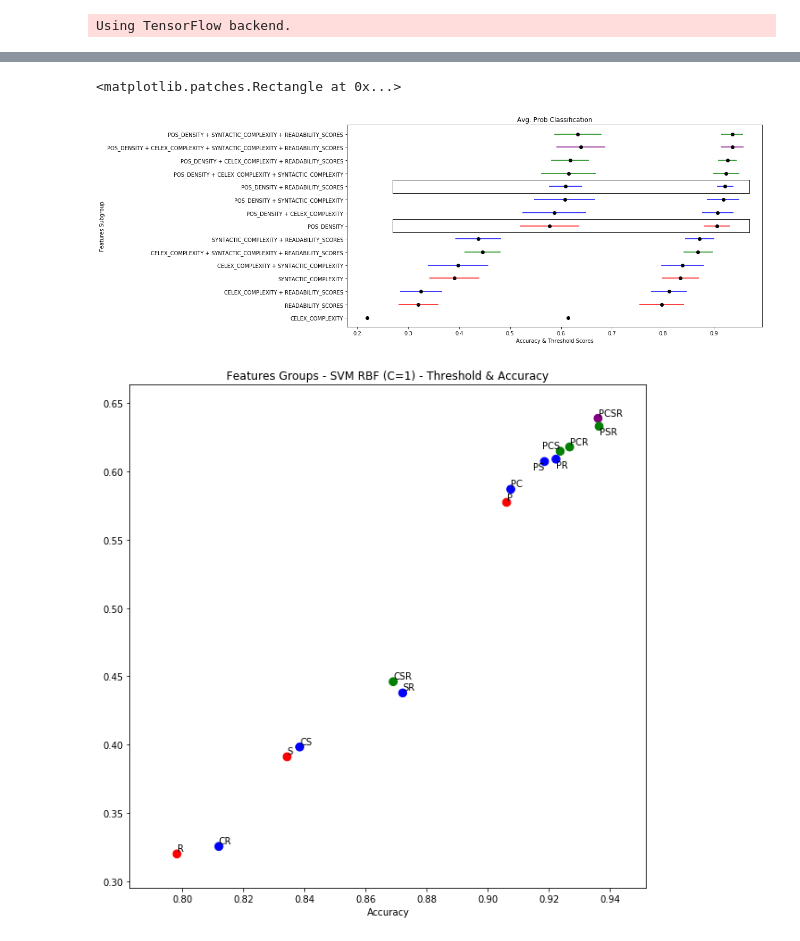
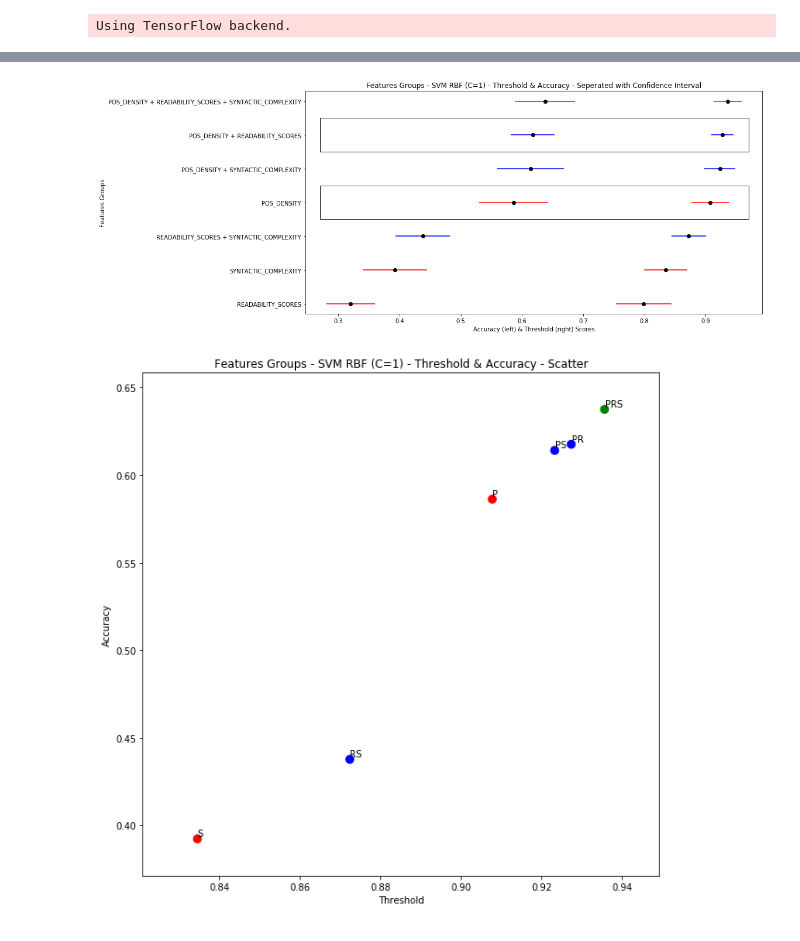
Before and after one commit to shlomihod/deep-text-eval, a Jupyter notebook: features2prediction/weebit/features-selection.ipynb, the cells around one changed output, grey strips where cells are left out. Drawn from its saved outputs; the diff is of its cells as text; code cells hidden in the pictures.

```diff
--- a/features2prediction/weebit/features-selection.ipynb
+++ b/features2prediction/weebit/features-selection.ipynb
@@ -15,6 +15,7 @@ from corpus import load_corpus
 data = load_corpus('weebit')
 
 feature_names = data['feature_names']
+FEATURES_NAMES = data['FEATURES_NAMES']
 
 X_train = data['X_train']
 y_train = data['y_train']
@@ -135,12 +135,0 @@ plot_scores_by_n_features(scores_random, 'orange', ax)
-# %%
-FEATURES_NAMES = {'POS_DENSITY': ['feature_' + name for name in ['num_comma', 'nouns', 'propernouns', 'pronouns', 'conj', 'adj', 'ver', 'interj', 'adverbs', 'modals', 'perpro' , 'whpro', 'numfuncwords', 'numdet', 'numvb' , 'numvbd', 'numvbg', 'numvbn', 'numvbp']],
-                  'SYNTACTIC_COMPLEXITY': ['feature_' + name for name in ['senlen', 'numnp', 'numpp', 'numvp', 'numsbar', 'numsbarq', 'numwh', 'avgnpsize', 'avgvpsize', 'avgppsize', 'avgparsetreeheight', 'numconstituents']],
-                  'READABILITY_SCORES': [name for name in X_train.columns if name.startswith('feature_rs_')],
-                 'CELEX_COMPLEXITY': ['feature_numprep']
-                 }
-features2group = {v: k for k in FEATURES_NAMES for v in FEATURES_NAMES[k]}
-
-group2value = {'POS_DENSITY': 1,
-              'READABILITY_SCORES': 2,
-              'SYNTACTIC_COMPLEXITY': 3,
-              'CELEX_COMPLEXITY': 3}
@@ -193,8 +188,8 @@ def plot_groups_score_df(groups_score_df, ax):
         color='black',
         ecolor=colors)
 
-    plt.title('Avg. Prob Classification')
-    plt.ylabel('Features Subgroup')
+    plt.title('Features Groups - SVM RBF (C=1) - Threshold & Accuracy - Seperated with Confidence Interval')
+    plt.ylabel('Features Groups')
 # %%
 threshold_groups_df = make_groups_score_df(features_groups_scores, 'threshold')
 accuracy_groups_df = make_groups_score_df(features_groups_scores, 'accuracy')
@@ -243,18 +222,20 @@ threshold_groups_df.sort_values('mean', ascending=False)
 # %%
 f, ax = plt.subplots(1, figsize=(14, 7))
 plot_groups_score_df(threshold_groups_df, ax)
 plot_groups_score_df(accuracy_groups_df, ax)
 
-plt.xlabel('Accuracy & Threshold Scores')
+plt.xlabel('Accuracy (left) & Threshold (right) Scores')
 
-el_pos_rs = Rectangle((0.27, 9.5), 0.7, 1, fill=False)
+el_pos_rs = Rectangle((0.27, 2.5), 0.7, 1, fill=False)
 ax.add_artist(el_pos_rs)
 
-el_pos = Rectangle((0.27, 6.5), 0.7, 1, fill=False)
+el_pos = Rectangle((0.27, 4.5), 0.7, 1, fill=False)
 ax.add_artist(el_pos)
+
+
+plt.savefig('features-groups-svm-rbf-threshold-accuracy-sperated-ci.png', dpi=300)
 # %% [output]
-<matplotlib.patches.Rectangle at 0x...>
-[figure, old version]
+[figure, new version]
 # %%
 from adjustText import adjust_text
 
@@ -264,15 +245,15 @@ colors = threshold_groups_df['n_groups'][1:].map(plus2colors)
 plt.scatter(threshold_groups_df['mean'][1:], accuracy_groups_df['mean'][1:], c=colors, s=75)
 
 
-plt.title('Features Groups - SVM RBF (C=1) - Threshold & Accuracy')
+plt.title('Features Groups - SVM RBF (C=1) - Threshold & Accuracy - Scatter')
 plt.xlabel('Threshold')
-plt.xlabel('Accuracy')
+plt.ylabel('Accuracy')
 
 texts = [ax.text(threshold, accuracy, ''.join([group[0] for group in name.split(' + ')]))
              for (name, (threshold, accuracy)) in zip(threshold_groups_df.index[1:],
                              zip(threshold_groups_df['mean'][1:], accuracy_groups_df['mean'][1:]))]
 adjust_text(texts)
 
-plt.savefig('features-groups-svm-rbf-threshold-accuracy.png', dpi=300)
+plt.savefig('features-groups-svm-rbf-threshold-accuracy-scatter.png', dpi=300)
 # %% [output]
-[figure, old version]
+[figure, new version]
```
Also changed, not shown: parts of 8 cells of this notebook, 40 other files.
